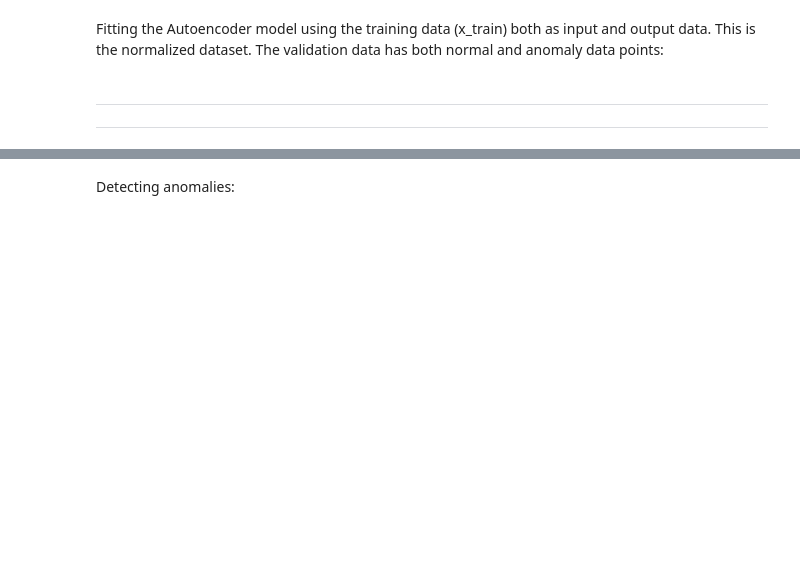
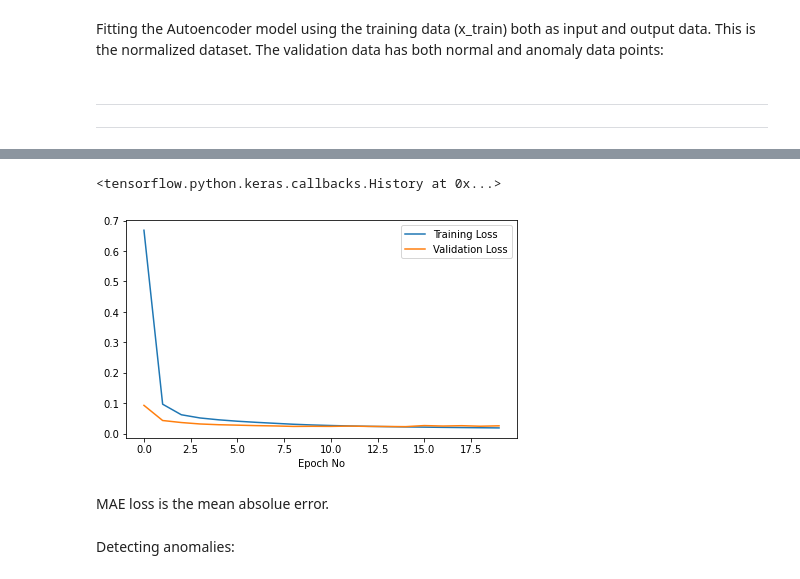
Before and after one commit to Ruairi8/machineLearn-Stat2022, a Jupyter notebook: Project_Notebook.ipynb, the cells around one changed output, grey strips where cells are left out. Cells and saved outputs as stored; diff of their text form; code cells hidden in the pictures; blank space fills up the shorter version.

```diff
--- a/Project_Notebook.ipynb
+++ b/Project_Notebook.ipynb
@@ -215,8 +237,18 @@ history = model.fit(
+# %%
+history
+# %% [output]
+<tensorflow.python.keras.callbacks.History at 0x...>
 # %%
 plt.plot(history.history["loss"], label="Training Loss")
 plt.plot(history.history["val_loss"], label="Validation Loss")
+plt.rcParams["figure.figsize"] = (7,4)
+plt.xlabel('Epoch No')
 plt.legend()
 plt.show()
+# %% [output]
+[figure, added]
+# %% [markdown]
+MAE loss is the mean absolue error.
 # %% [markdown]
 Detecting anomalies:
 # %%
```
Also changed, not shown: parts of 8 cells of this notebook.
